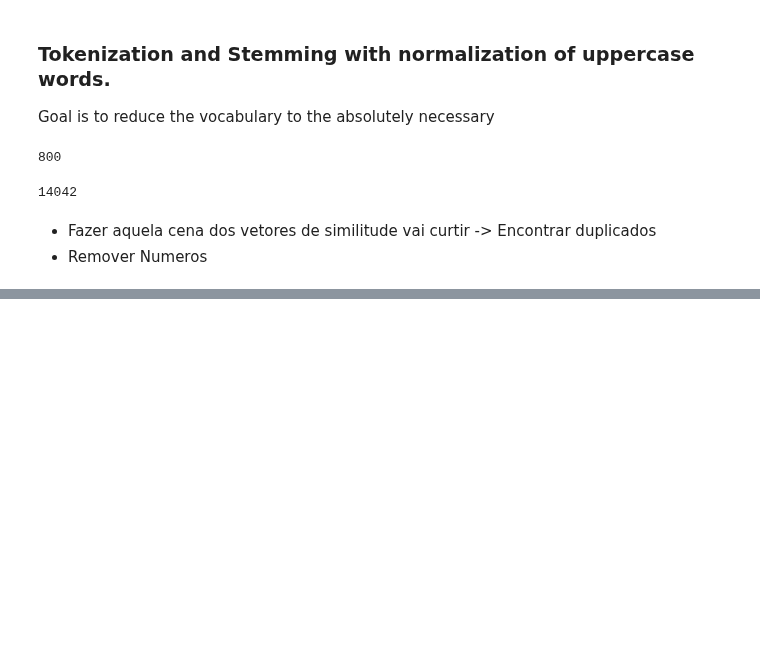
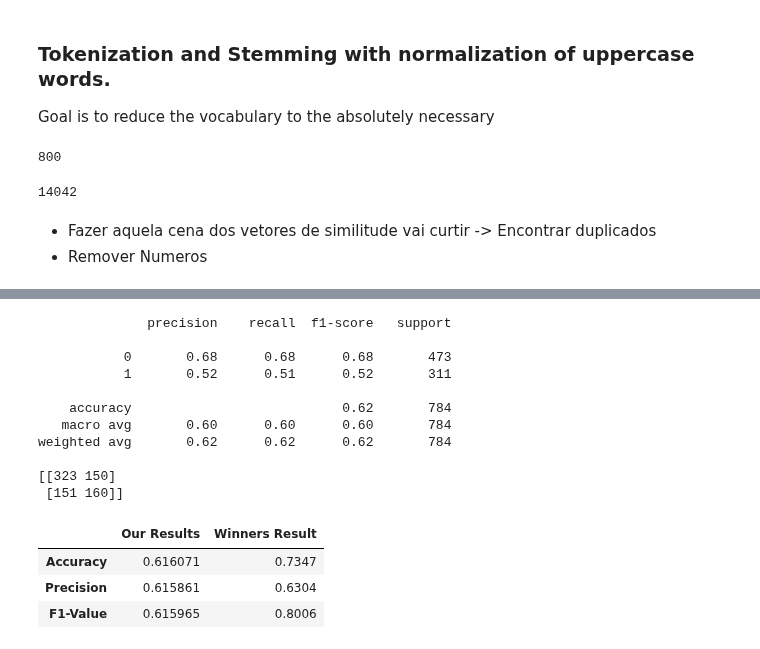
Before and after one commit to arubenruben/IART-Irony-Detection-In-English-Tweets, a Jupyter notebook: src/Irony Detection in English Tweets.ipynb, the cells around one changed output, grey strips where cells are left out. Drawn from its saved outputs; the diff is of its cells as text; code cells hidden in the pictures; blank space fills up the shorter version.

```diff
--- a/src/Irony Detection in English Tweets.ipynb
+++ b/src/Irony Detection in English Tweets.ipynb
@@ -456,14 +525,42 @@ weighted avg       0.64      0.65      0.64       784
 # %%
 # KNN
 
 from sklearn.neighbors import KNeighborsClassifier
 
 classifier = KNeighborsClassifier()
 classifier.fit(X_train, y_train)
 y_predicted = classifier.predict(X_test)
 
 print(classification_report(y_test,y_predicted))
 print(confusion_matrix(y_test, y_predicted))
+
+accuracy_value=accuracy_score(y_test,y_predicted)
+precision_value=precision_score(y_test,y_predicted,average='weighted')
+f1_value=f1_score(y_test,y_predicted,average='weighted')
+
+actual_conclusion=pandas.DataFrame(
+    {
+    'Our Results':[accuracy_value,precision_value,f1_value],
+    'Winners Result':[0.7347,0.6304,0.8006]
+    } , index=['Accuracy','Precision','F1-Value'])
+
+actual_conclusion.head()
+# %% [output]
+              precision    recall  f1-score   support
+
+           0       0.68      0.68      0.68       473
+           1       0.52      0.51      0.52       311
+
+    accuracy                           0.62       784
+   macro avg       0.60      0.60      0.60       784
+weighted avg       0.62      0.62      0.62       784
+
+[[323 150]
+ [151 160]]
+|  | Our Results | Winners Result |
+| Accuracy | 0.616071 | 0.7347 |
+| Precision | 0.615861 | 0.6304 |
+| F1-Value | 0.615965 | 0.8006 |
 # %%
 # SVM
 
```
Also changed, not shown: parts of 10 cells of this notebook, 1 other file.
